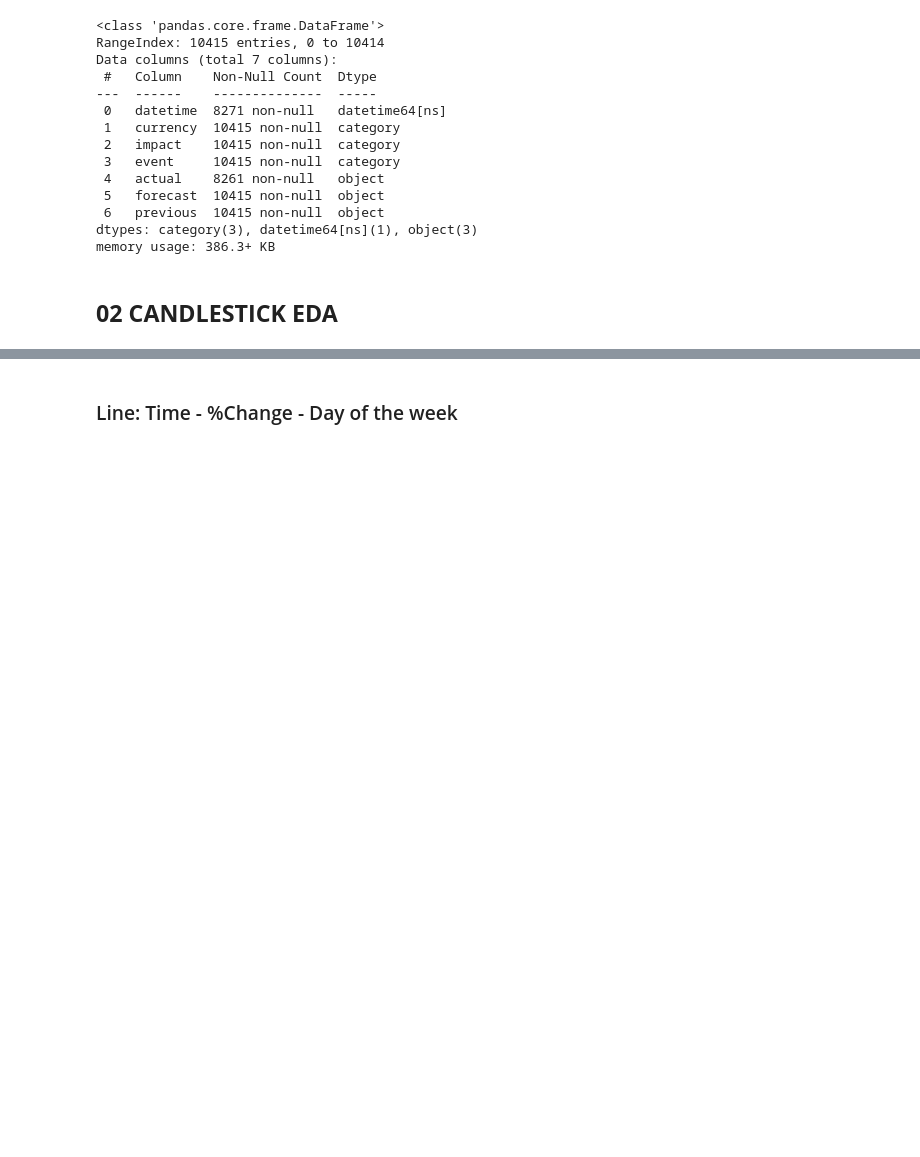
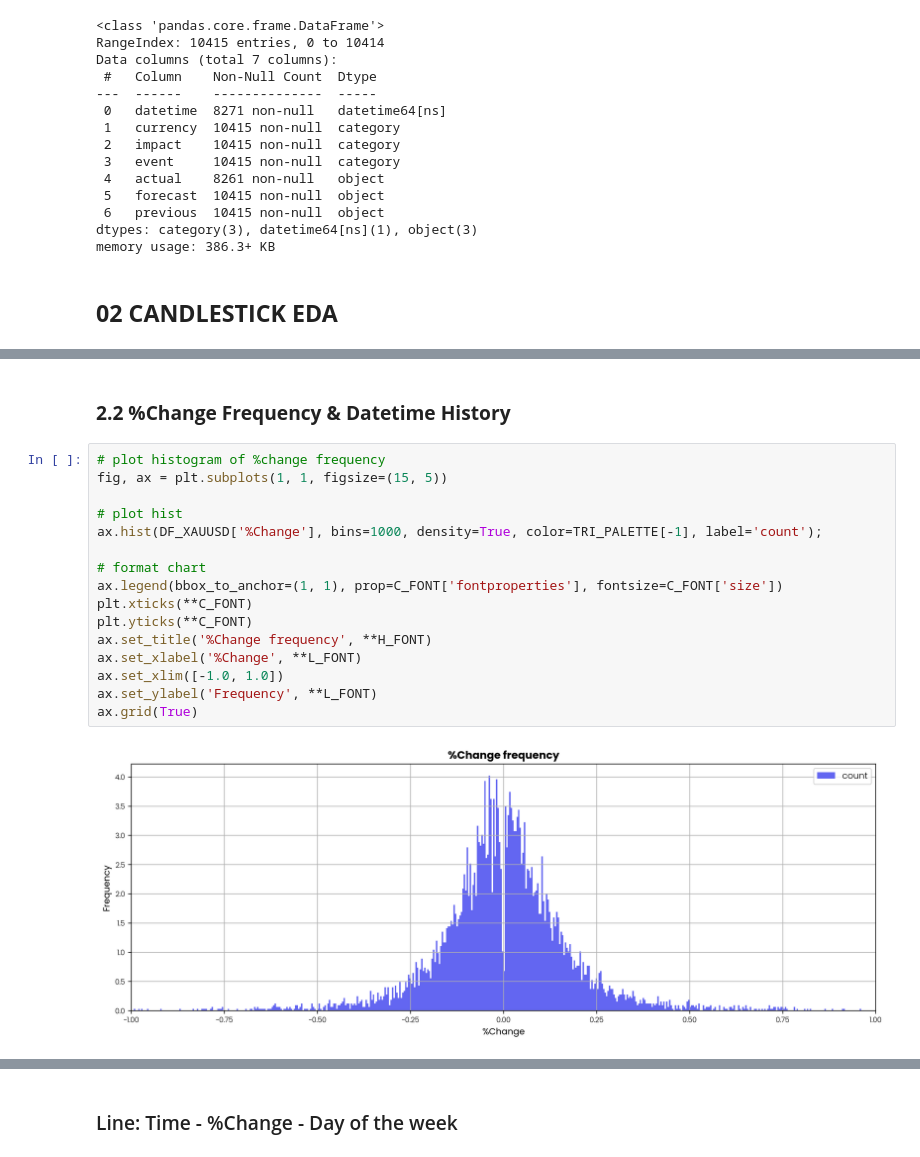
Before and after one commit to Pinkshepz/Enterprise, a Jupyter notebook: 03_Analytics/analytics.ipynb, the cells around one changed output, grey strips where cells are left out. Drawn from its saved outputs; the diff is of its cells as text; blank space fills up the shorter version.

```diff
--- a/03_Analytics/analytics.ipynb
+++ b/03_Analytics/analytics.ipynb
@@ -200,0 +212,20 @@ memory usage: 386.3+ KB
+# %% [markdown]
+### **2.2 %Change Frequency & Datetime History**
+# %%
+# plot histogram of %change frequency
+fig, ax = plt.subplots(1, 1, figsize=(15, 5))
+
+# plot hist
+ax.hist(DF_XAUUSD['%Change'], bins=1000, density=True, color=TRI_PALETTE[-1], label='count');
+
+# format chart
+ax.legend(bbox_to_anchor=(1, 1), prop=C_FONT['fontproperties'], fontsize=C_FONT['size'])
+plt.xticks(**C_FONT)
+plt.yticks(**C_FONT)
+ax.set_title('%Change frequency', **H_FONT)
+ax.set_xlabel('%Change', **L_FONT)
+ax.set_xlim([-1.0, 1.0])
+ax.set_ylabel('Frequency', **L_FONT)
+ax.grid(True)
+# %% [output]
+[figure, added]
```
Also changed, not shown: parts of 11 cells of this notebook.
